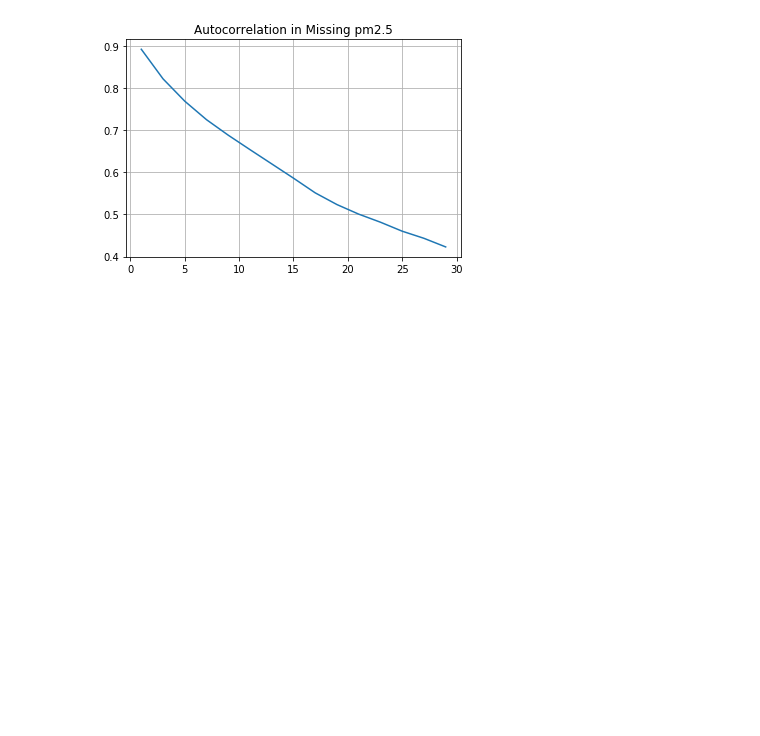
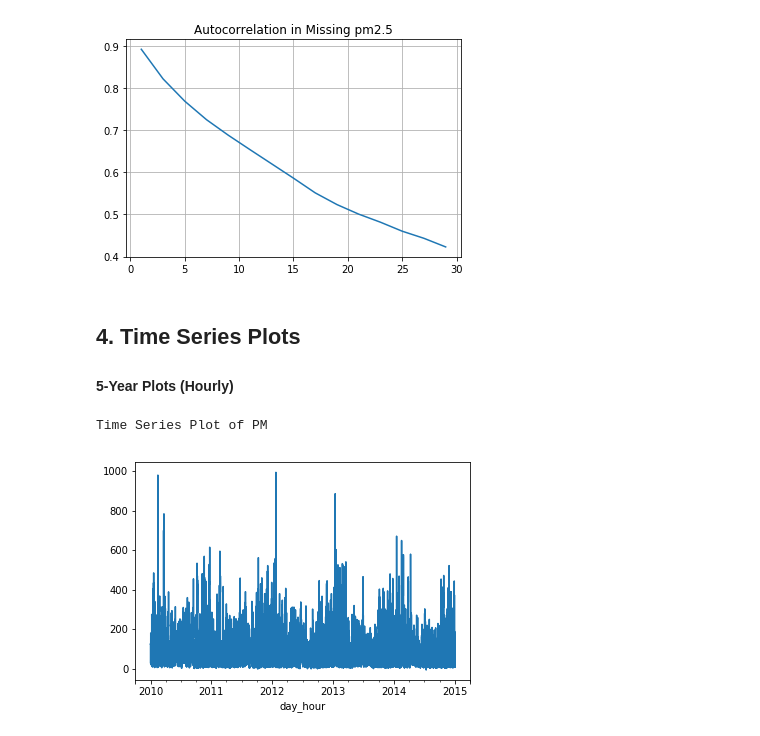
Before and after one commit to ispapadakis/mts, a Jupyter notebook: Exploratory Data Analysis.ipynb, the cells around one changed output. Cells and saved outputs as stored; diff of their text form; code cells hidden in the pictures; blank space fills up the shorter version.

```diff
--- a/Exploratory Data Analysis.ipynb
+++ b/Exploratory Data Analysis.ipynb
@@ -390,3 +397,20 @@ plot(grid=True,title="Autocorrelation in Missing pm2.5")
 # %% [output]
 Autocorrelation of Missing Indicator
 [figure]
+# %% [markdown]
+## 4. Time Series Plots <a class="anchor" id="ts"></a>
+#### 5-Year Plots (Hourly)
+# %%
+beijing_nm = pd.read_csv("beijing.csv")
+# %%
+# Convert to Datetime
+def dmy2datetime(x):
+    s = "{day:02d}-{month:02d}-{year:04d} {hour:02d}".format(**x)
+    return pd.to_datetime(s,format="%d-%m-%Y %H")
+beijing_nm.index = pd.Index(beijing.apply(dmy2datetime , axis=1),name="day_hour")
+# %%
+print("Time Series Plot of PM")
+ax = beijing_nm["model_pm2.5"].plot()
+# %% [output]
+Time Series Plot of PM
+[figure, added]
```
Also changed, not shown: parts of 8 cells of this notebook.
